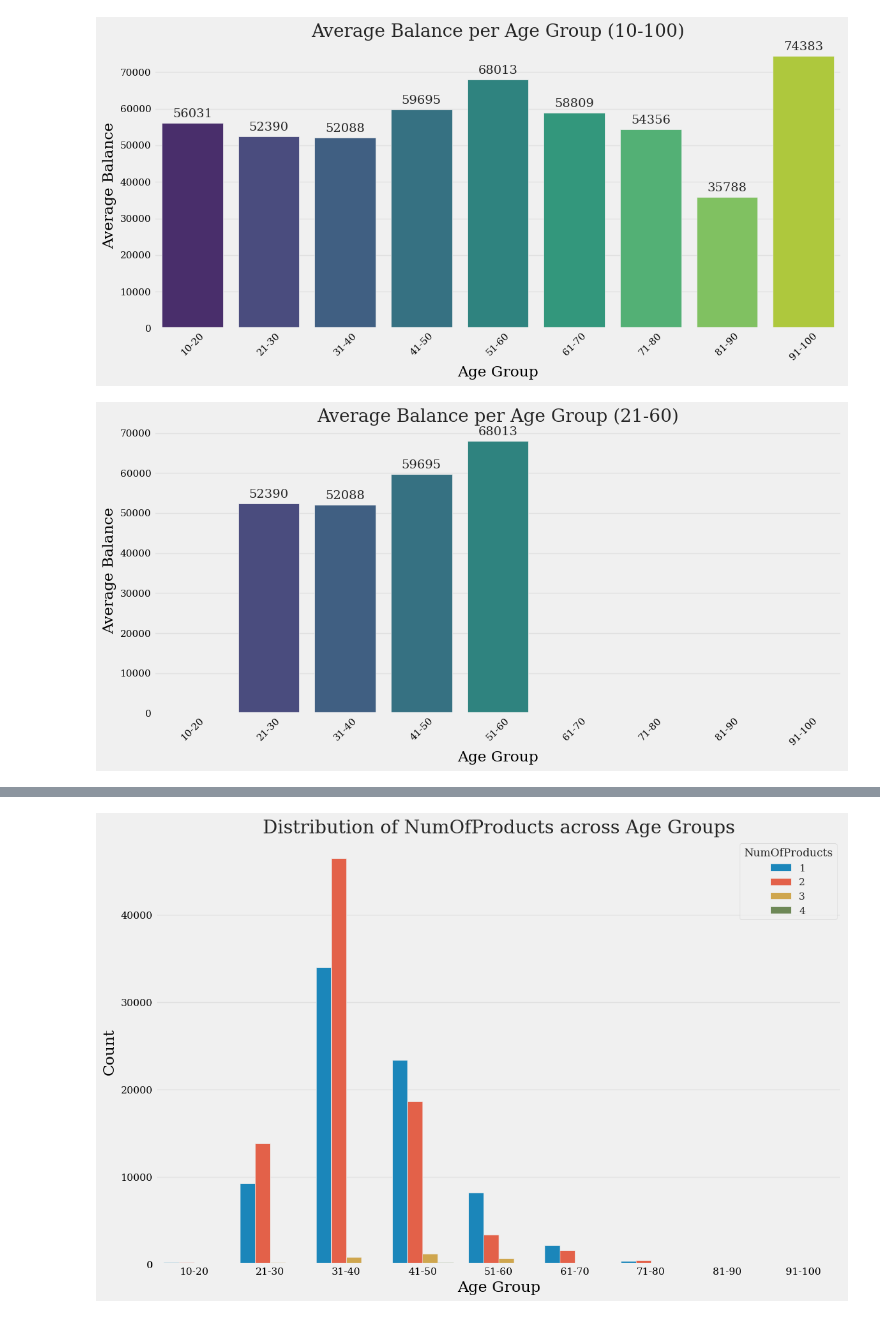
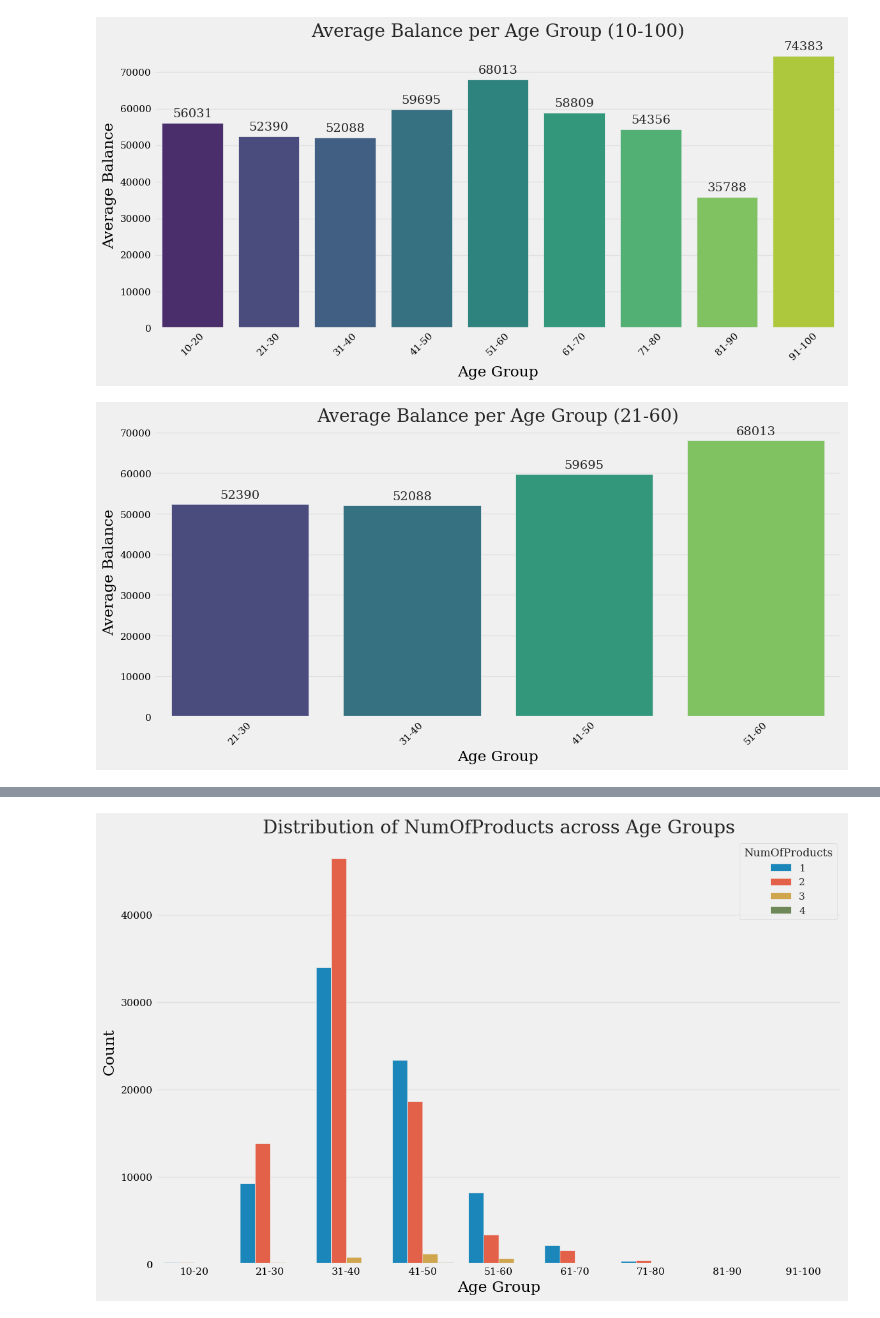
Before and after one commit to Kimtae00/Kaggle, a Jupyter notebook: playground-s4e1-240115-17.ipynb, the cells around one changed output, grey strips where cells are left out. Cells and saved outputs as stored; diff of their text form; code cells hidden in the pictures.

```diff
--- a/playground-s4e1-240115-17.ipynb
+++ b/playground-s4e1-240115-17.ipynb
@@ -693,27 +693,40 @@ plt.show()
 # %%
 # 연령대 그룹별 평균 'Balance'를 시각화하는 코드 수정
 # 21-30, 31-40, 41-50, 51-60 연령대 그룹만 시각화
 
 # 지정된 연령대 그룹만 필터링
 filtered_age_group_balance = age_group_balance[age_group_balance['Age'].isin(['21-30', '31-40', '41-50', '51-60'])]
 
+# 인덱스 초기화하기
+filtered_age_group_balance = filtered_age_group_balance.reset_index(drop=True)
+
 # 시각화
 plt.figure(figsize=(12, 6))
-ax = sns.barplot(data=filtered_age_group_balance, x='Age', y='AverageBalance', palette='viridis')
+ax = sns.barplot(
+    x='Age',
+    y='AverageBalance',
+    data=filtered_age_group_balance,
+    palette='viridis',
+    order=['21-30', '31-40', '41-50', '51-60']  # 이 순서대로 막대를 표시합니다.
+)
 plt.title('Average Balance per Age Group (21-60)')
 plt.xlabel('Age Group')
 plt.ylabel('Average Balance')
 plt.xticks(rotation=45)
+
+ax.set_xticks(range(len(filtered_age_group_balance['Age'])))
+ax.set_xticklabels(filtered_age_group_balance['Age'])
+
 
 # 각 막대 위에 정확한 값을 표시 (소수점 없이 반올림)
 for p in ax.patches:
     ax.annotate(format(p.get_height(), '.0f'),
                 (p.get_x() + p.get_width() / 2., p.get_height()),
                 ha='center', va='center',
                 xytext=(0, 10),
                 textcoords='offset points')
 
 plt.tight_layout()
 plt.show()
 # %% [output]
-[figure, old version]
+[figure, new version]
```
Also changed, not shown: parts of 2 cells of this notebook.
